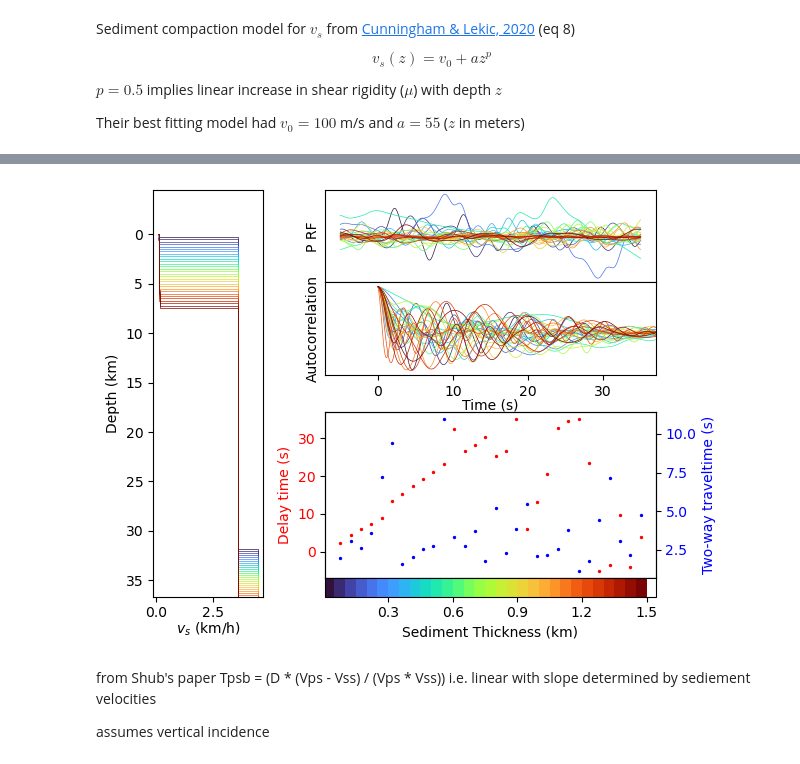
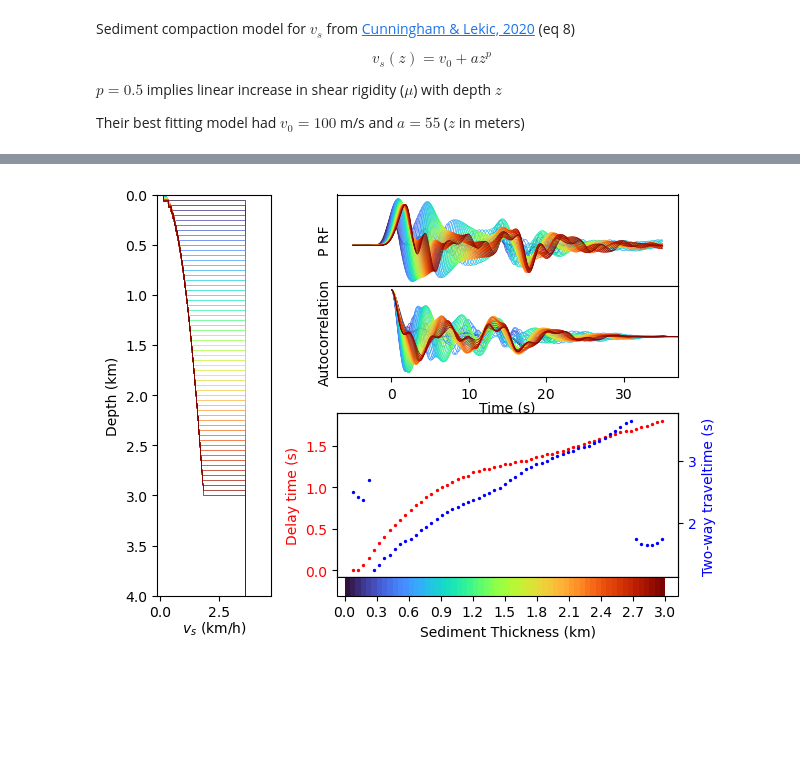
Before and after one commit to auggiemarignier/AusSedThick, a Jupyter notebook: aussedthickrf/forward_modelling.ipynb, the cells around one changed output, grey strips where cells are left out. Drawn from its saved outputs; the diff is of its cells as text; code cells hidden in the pictures; blank space fills up the shorter version.

Commit message:
find appropriate parameters for the compaction model

```diff
--- a/aussedthickrf/forward_modelling.ipynb
+++ b/aussedthickrf/forward_modelling.ipynb
@@ -237,7 +237,7 @@ x = np.linspace(start, stop, duration * sampling_rate) # axis for the rf
 t = x - start # axis for the autocorrelation
 delays = []
 travel_times = []
-thickest = 1.5
+thickest = 3
 step = 0.05
 sed_thicks = np.arange(thickest + step, step=step)
 cmap = cm.turbo(np.linspace(0, 1, len(sed_thicks)))
@@ -288,0 +291,16 @@ def sediment_compaction(z, a, v0, p=0.5):
+# %%
+sed_thick = 3
+sed_z = np.linspace(0, sed_thick, 50) # depths
+
+for a in np.arange(5):
+    sed_velocity = sediment_compaction(sed_z, a, 0.1) # velocity at each point
+    sed_h = sed_z[1:] - sed_z[:-1] # layer thickness
+    sed_velocity = sed_velocity[:-1] # layer velocities
+    h = sed_h.tolist() + [moho - sed_thick, moho + 20]
+    vs = np.concatenate([sed_velocity, np.array([crust_velocity, mantle_velocity])])
+    _z, _vs = layers_to_points(h, vs)
+
+    plt.plot(_vs, _z, label=f"a={a}")
+plt.ylim([0,sed_thick + 1])
+plt.legend()
+(plt.gca()).invert_yaxis()
@@ -298,50 +318,48 @@ x = np.linspace(start, stop, duration * sampling_rate) # axis for the rf
 t = x - start # axis for the autocorrelation
 delays = []
 travel_times = []
-thickest = 1.5
+thickest = 3
 step = 0.05
 sed_thicks = np.arange(thickest + step, step=step)[1:]
 cmap = cm.turbo(np.linspace(0, 1, len(sed_thicks)))
 for i, sed_thick in enumerate(sed_thicks):
-    sed_z = np.linspace(0, sed_thick, 10)
-    sed_velocity = sediment_compaction(sed_z, 0.055, 0.1)
-    h = sed_z.tolist() + [moho - sed_thick, moho + 20]
+    sed_z = np.linspace(0, sed_thick, 50) # depths
+    sed_velocity = sediment_compaction(sed_z, 1, 0.1) # velocity at each point
+    sed_h = sed_z[1:] - sed_z[:-1] # layer thickness
+    sed_velocity = sed_velocity[:-1] # layer velocities
+    h = sed_h.tolist() + [moho - sed_thick, moho + 20]
     vs = np.concatenate([sed_velocity, np.array([crust_velocity, mantle_velocity])])
     vpvs = brocher(vs) / vs
 
     rfdata = SynthObs.return_rfdata(h, vs, vpvs=vpvs, x=x)["prf"][1]
     autocorrelation = get_autocorrelation(rfdata)
 
     _z, _vs = layers_to_points(h, vs)
     model_ax.plot(_vs, _z, c=cmap[i], linewidth=0.5)
     rf_ax.plot(x, rfdata, c=cmap[i], linewidth=0.5)
     auto_ax.plot(t, autocorrelation, c=cmap[i], linewidth=0.5)
 
     delays.append(get_tpsb(rfdata, x))
     travel_times.append(get_two_way_traveltime(autocorrelation, sampling_rate))
 
-model_ax.set_ylim(bottom=moho + 5)
+model_ax.set_ylim(top=0, bottom=4)
 auto_ax.set_xlim(rf_ax.get_xlim())
 
 delay_ax.scatter(sed_thicks, delays, s=2, c=delay_ax.axes.yaxis.label._color)
 tt_ax.scatter(sed_thicks, travel_times, s=2, c=tt_ax.axes.yaxis.label._color)
 
 cmap = LinearSegmentedColormap.from_list("cmap", cmap, N=sed_thicks.size)
 cbar = fig.colorbar(
     cm.ScalarMappable(norm=Normalize(0, thickest), cmap=cmap),
     cax=cbar_ax,
     orientation="horizontal",
     label="Sediment Thickness (km)",
     pad=0,
     shrink=0.95
 )
 cbar_ax.set_xticks(np.arange(0, thickest+0.3, step=0.3))
 _xmn, _xmx = delay_ax.get_xlim()
 cbar_ax.set_xlim([_xmn + 0.03, _xmx - 0.03])
 plt.show()
 # %% [output]
-[figure, old version]
+[figure, new version]
-# %% [markdown]
-from Shub's paper Tpsb = (D * (Vps - Vss) / (Vps * Vss)) i.e. linear with slope determined by sediement velocities
-
-assumes vertical incidence
```
Also changed, not shown: parts of 7 cells of this notebook.
